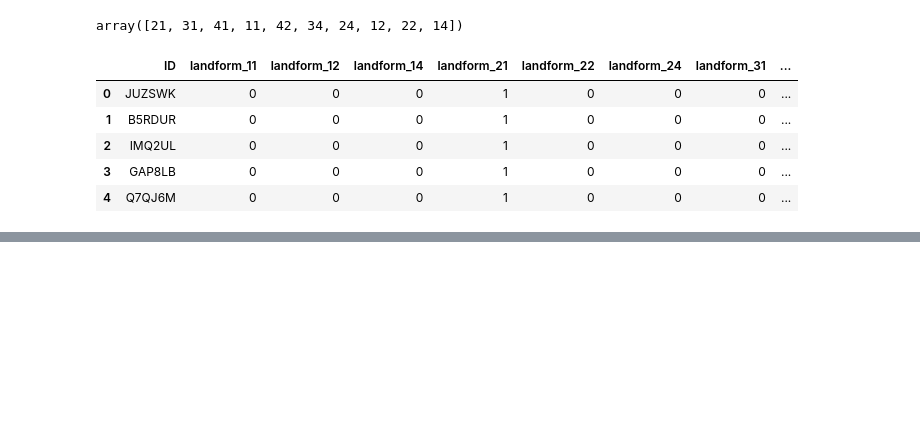
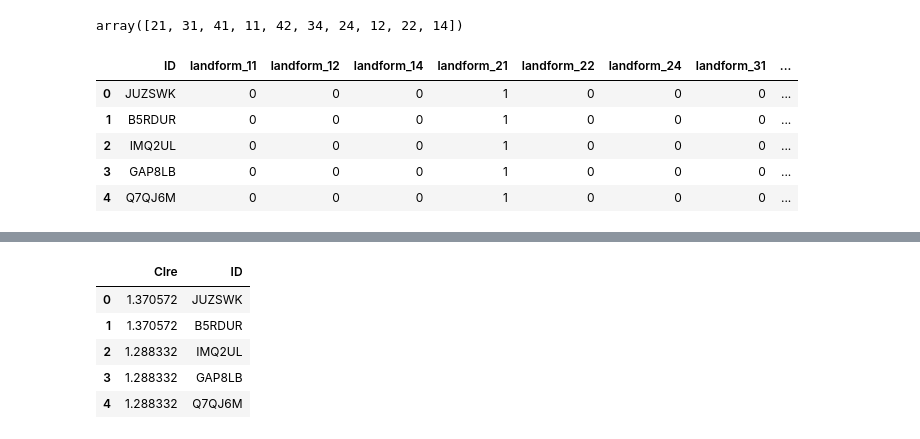
Before and after one commit to lucknera/projekt_interdyscyplinarny, a Jupyter notebook: models/olek-fe.ipynb, the cells around one changed output, grey strips where cells are left out. Cells and saved outputs as stored; diff of their text form; code cells hidden in the pictures; blank space fills up the shorter version.

```diff
--- a/models/olek-fe.ipynb
+++ b/models/olek-fe.ipynb
@@ -1397,0 +1441,10 @@ landforms_df.to_csv('../features/landforms_features.csv')
+# %%
+cire_df.drop(columns=['system:index', 'B5', 'B7', 'Latitude', 'Longitude', '.geo'], inplace=True)
+cire_df.head()
+# %% [output]
+|  | CIre | ID |
+| 0 | 1.370572 | JUZSWK |
+| 1 | 1.370572 | B5RDUR |
+| 2 | 1.288332 | IMQ2UL |
+| 3 | 1.288332 | GAP8LB |
+| 4 | 1.288332 | Q7QJ6M |
```
Also changed, not shown: parts of 10 cells of this notebook, 1 other file.
